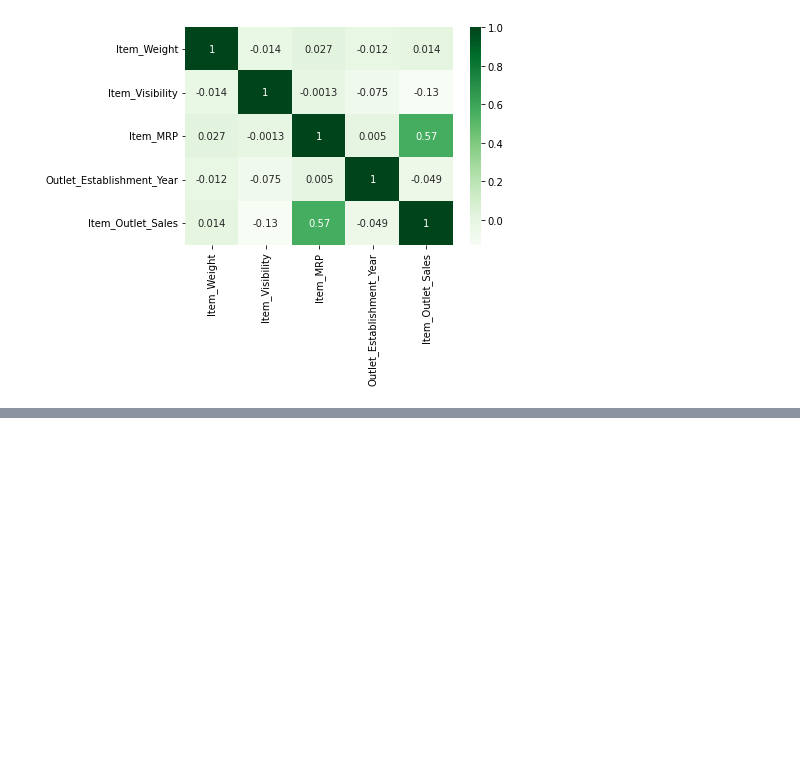
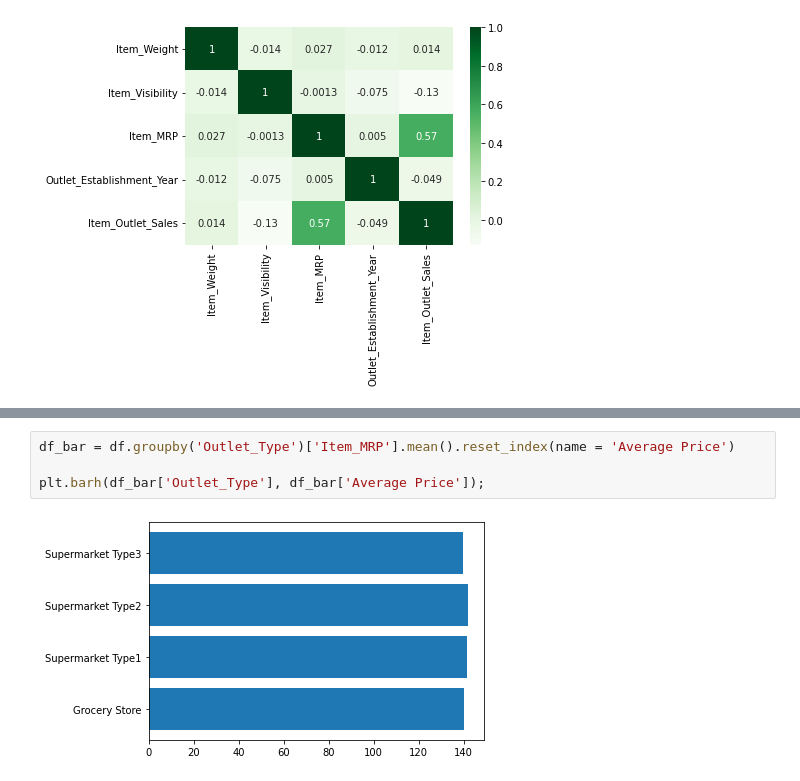
Before and after one commit to githubssr25/sales-predictions, a Jupyter notebook: Week_3_Project_Core_Assignment.ipynb, the cells around one changed output, grey strips where cells are left out. Saved outputs shown, nothing was run; the diff lists cells and outputs as text; blank space fills up the shorter version.

```diff
--- a/Week_3_Project_Core_Assignment.ipynb
+++ b/Week_3_Project_Core_Assignment.ipynb
@@ -129,0 +161,6 @@ sns.heatmap(corr, cmap = 'Greens', annot = True)
+# %%
+df_bar = df.groupby('Outlet_Type')['Item_MRP'].mean().reset_index(name = 'Average Price')
+
+plt.barh(df_bar['Outlet_Type'], df_bar['Average Price']);
+# %% [output]
+[figure, added]
```
Also changed, not shown: parts of 4 cells of this notebook.
